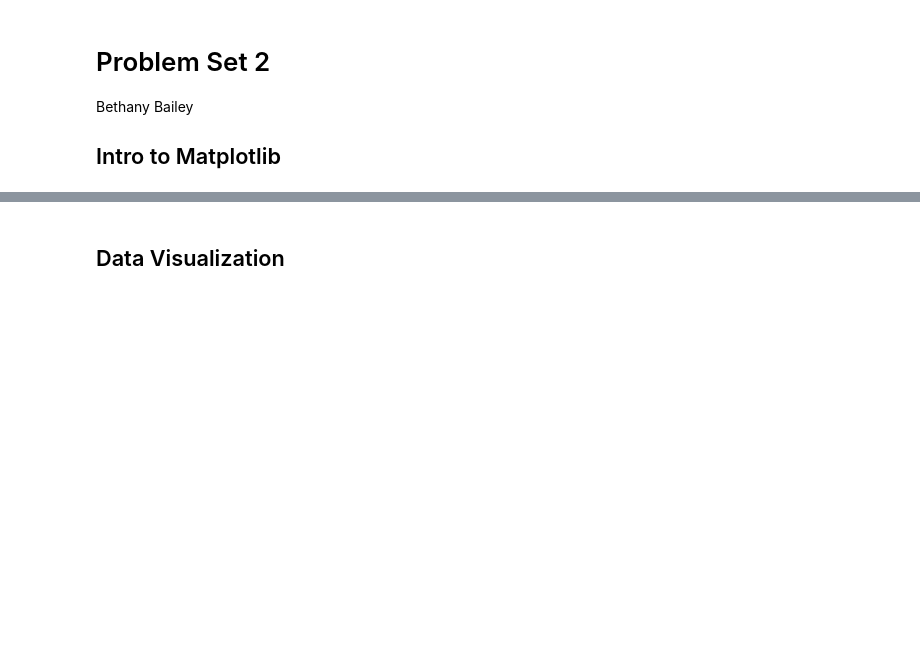
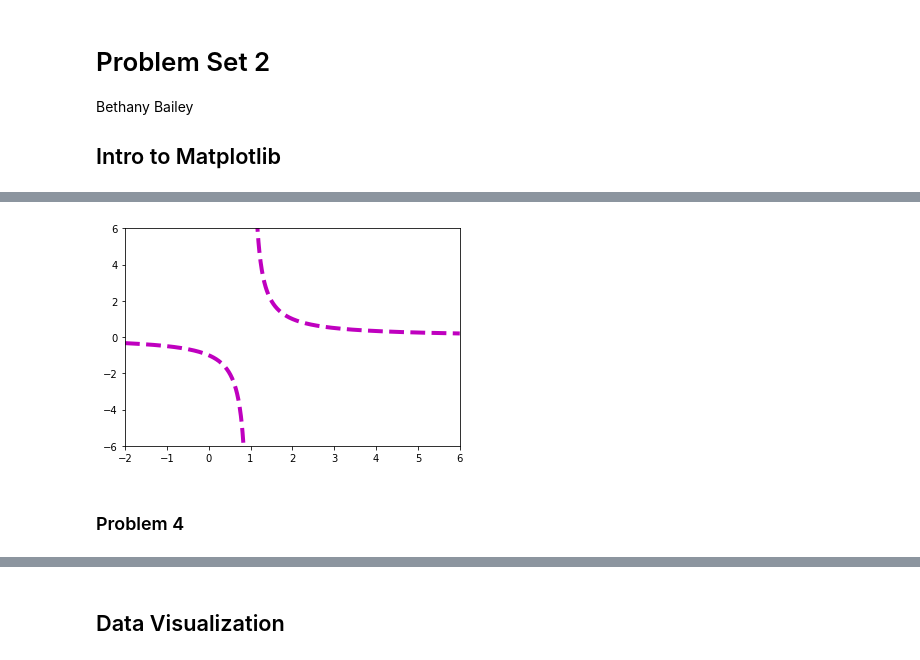
Before and after one commit to bethbailey/BootCamp2018, a Jupyter notebook: ProbSets/Comp/ProbSet2/ProbSet2.ipynb, the cells around one changed output, grey strips where cells are left out. Saved outputs shown, nothing was run; the diff lists cells and outputs as text; code cells hidden in the pictures; blank space fills up the shorter version.

```diff
--- a/ProbSets/Comp/ProbSet2/ProbSet2.ipynb
+++ b/ProbSets/Comp/ProbSet2/ProbSet2.ipynb
@@ -11,0 +53,15 @@ import matplotlib.pyplot as plt
+# %%
+def curve():
+    domain1 = np.linspace(-2, .99, 300)
+    domain2 = np.linspace(1.01, 6, 500)
+    f = lambda x: (1 / (x - 1))
+    plt.plot(domain1, f(domain1), "m--", linewidth=4)
+    plt.plot(domain2, f(domain2), "m--", linewidth=4)
+    plt.xlim(-2,6)
+    plt.ylim(-6,6)
+# %%
+curve()
+# %% [output]
+[figure, added]
+# %% [markdown]
+### Problem 4
```
Also changed, not shown: parts of 80 cells of this notebook, 11 other files.
